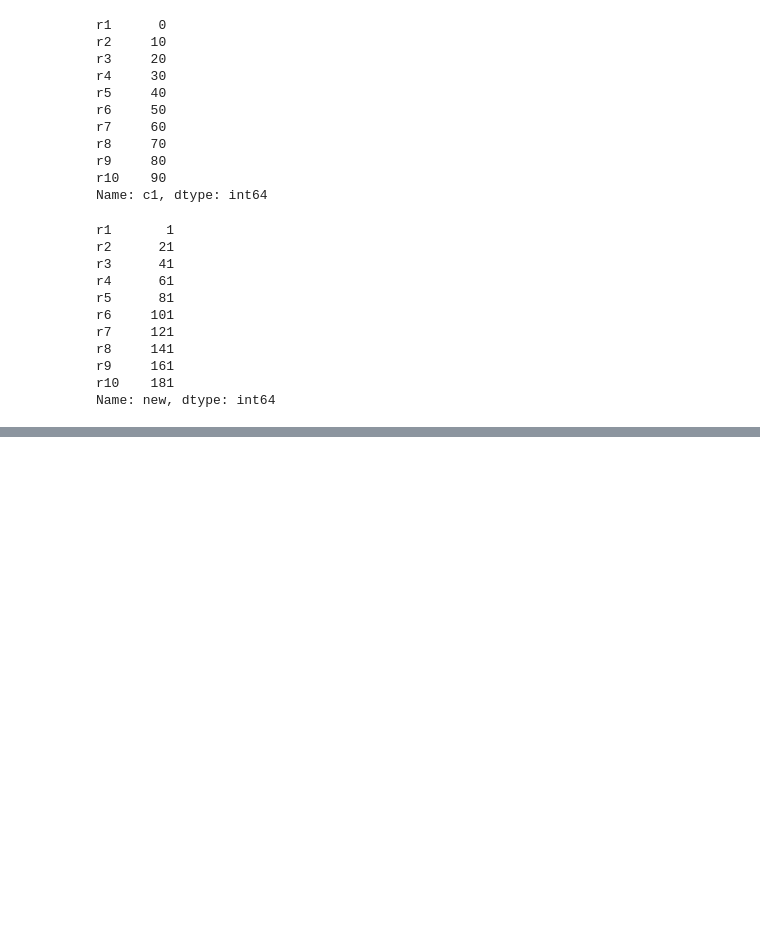
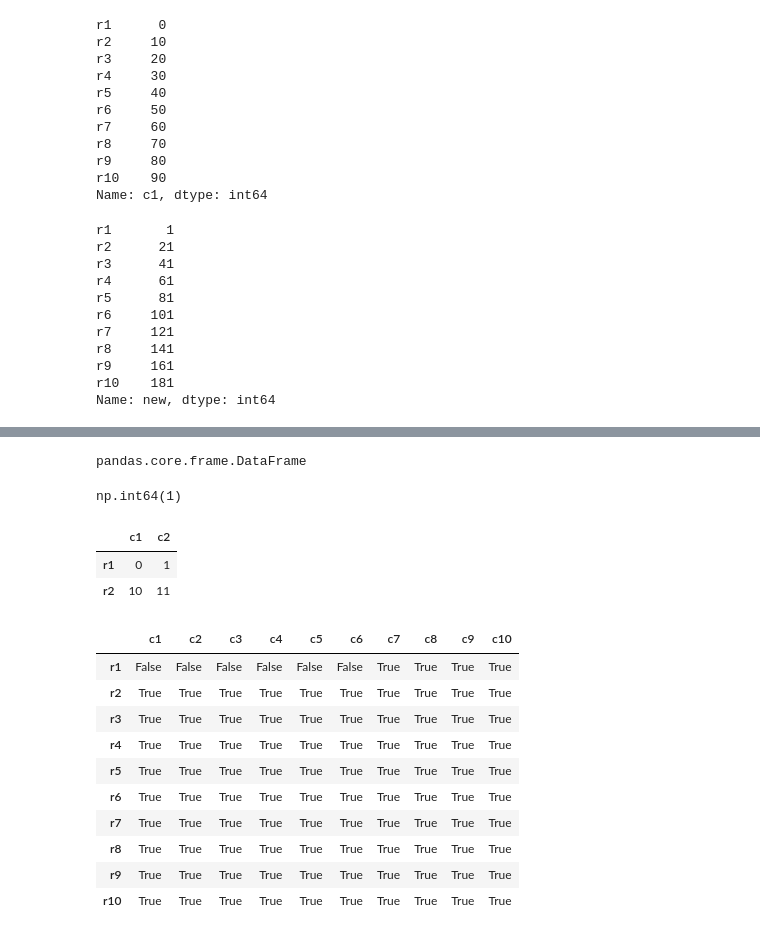
Before and after one commit to PronoyJoy/Data-Analytics-Course-UIU-CDIP, a Jupyter notebook: Data Analytics Class/Numpy_Pandas.ipynb, the cells around one changed output, grey strips where cells are left out. Drawn from its saved outputs; the diff is of its cells as text; code cells hidden in the pictures; blank space fills up the shorter version.

Commit message:
Pandas

```diff
--- a/Data Analytics Class/Numpy_Pandas.ipynb
+++ b/Data Analytics Class/Numpy_Pandas.ipynb
@@ -83,0 +96,4 @@ df
+# %%
+df.drop('new', axis=1, inplace=True) #dropping new column from DataFrame
+df #inplace overwrite the DataFrame
+#dropping multiple columns from DataFrame
@@ -83,0 +143,28 @@ df
+# %%
+type(df.loc[['r1', 'r2']]) # double third braccket because [first one is row ][]checking the type of object it will be series
+# %% [output]
+pandas.core.frame.DataFrame
+# %%
+df.loc['r1', 'c2'] #accessing multiple rows by label
+# %% [output]
+np.int64(1)
+# %%
+df.loc[['r1','r2'],['c1','c2']] #giving a list first row and column
+# %% [output]
+|  | c1 | c2 |
+| r1 | 0 | 1 |
+| r2 | 10 | 11 |
+# %%
+df > 5 #check conditions
+# %% [output]
+|  | c1 | c2 | c3 | c4 | c5 | c6 | c7 | c8 | c9 | c10 |
+| r1 | False | False | False | False | False | False | True | True | True | True |
+| r2 | True | True | True | True | True | True | True | True | True | True |
+| r3 | True | True | True | True | True | True | True | True | True | True |
+| r4 | True | True | True | True | True | True | True | True | True | True |
+| r5 | True | True | True | True | True | True | True | True | True | True |
+| r6 | True | True | True | True | True | True | True | True | True | True |
+| r7 | True | True | True | True | True | True | True | True | True | True |
+| r8 | True | True | True | True | True | True | True | True | True | True |
+| r9 | True | True | True | True | True | True | True | True | True | True |
+| r10 | True | True | True | True | True | True | True | True | True | True |
```
Also changed, not shown: parts of 11 cells of this notebook.
